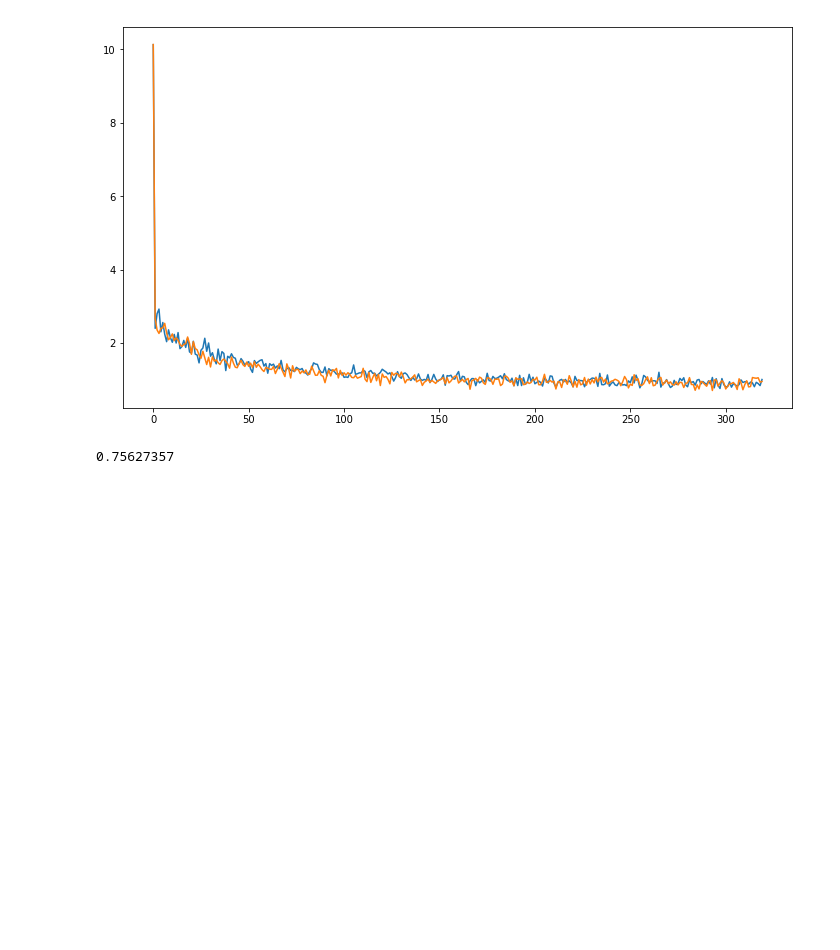
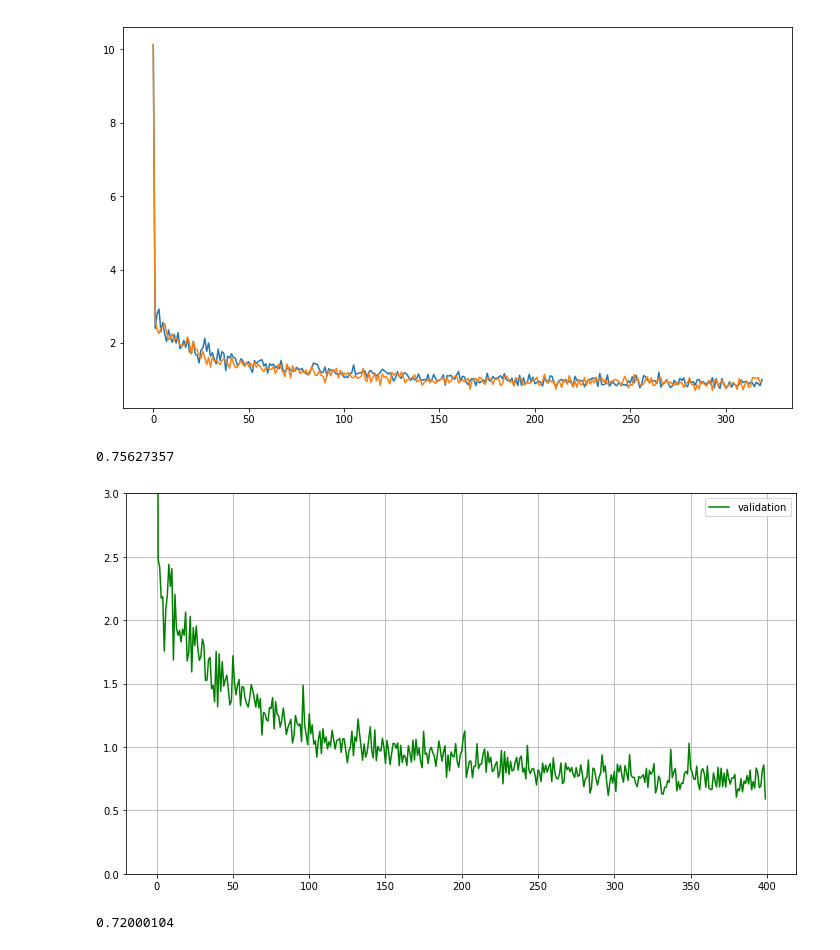
Before and after one commit to ale3otik/paraphrases-generator, a Jupyter notebook: plotter.ipynb, the cells around one changed output. Drawn from its saved outputs; the diff is of its cells as text; code cells hidden in the pictures; blank space fills up the shorter version.

Commit message:
add plots and bleu evaludation results

```diff
--- a/plotter.ipynb
+++ b/plotter.ipynb
@@ -41,3 +41,28 @@ plt.plot(X, ce2)
 np.min(ce[-100:])
 # %% [output]
 0.75627357
+# %%
+def build_ce_plot(model_name, old_version=False):
+    if old_version:
+        valid = np.load('logs/ce_result_{}.npy'.format(model_name))
+    else:
+        train = np.load('logs/ce_result_train_{}.npy'.format(model_name))
+        valid = np.load('logs/ce_result_valid_{}.npy'.format(model_name))
+    X = np.arange(valid.shape[0])
+    plt.figure(figsize=(12,7))
+    plt.grid(True)
+    if not old_version:
+        plt.plot(X, train, color='red', label='train')
+    plt.plot(X, valid, color='green', label='validation')
+    plt.ylim([0,3])
+    plt.legend(loc='best')
+    plt.show()
+    if old_version:
+        print(np.mean(valid[-20:]))
+    else:
+        print(np.mean(train[-20:]), np.mean(valid[-20:]))
+# %%
+build_ce_plot('snli_quora_200k_800rnn', old_version=True)
+# %% [output]
+[figure, added]
+0.72000104
```
Also changed, not shown: parts of 6 cells of this notebook, 1 other file.
